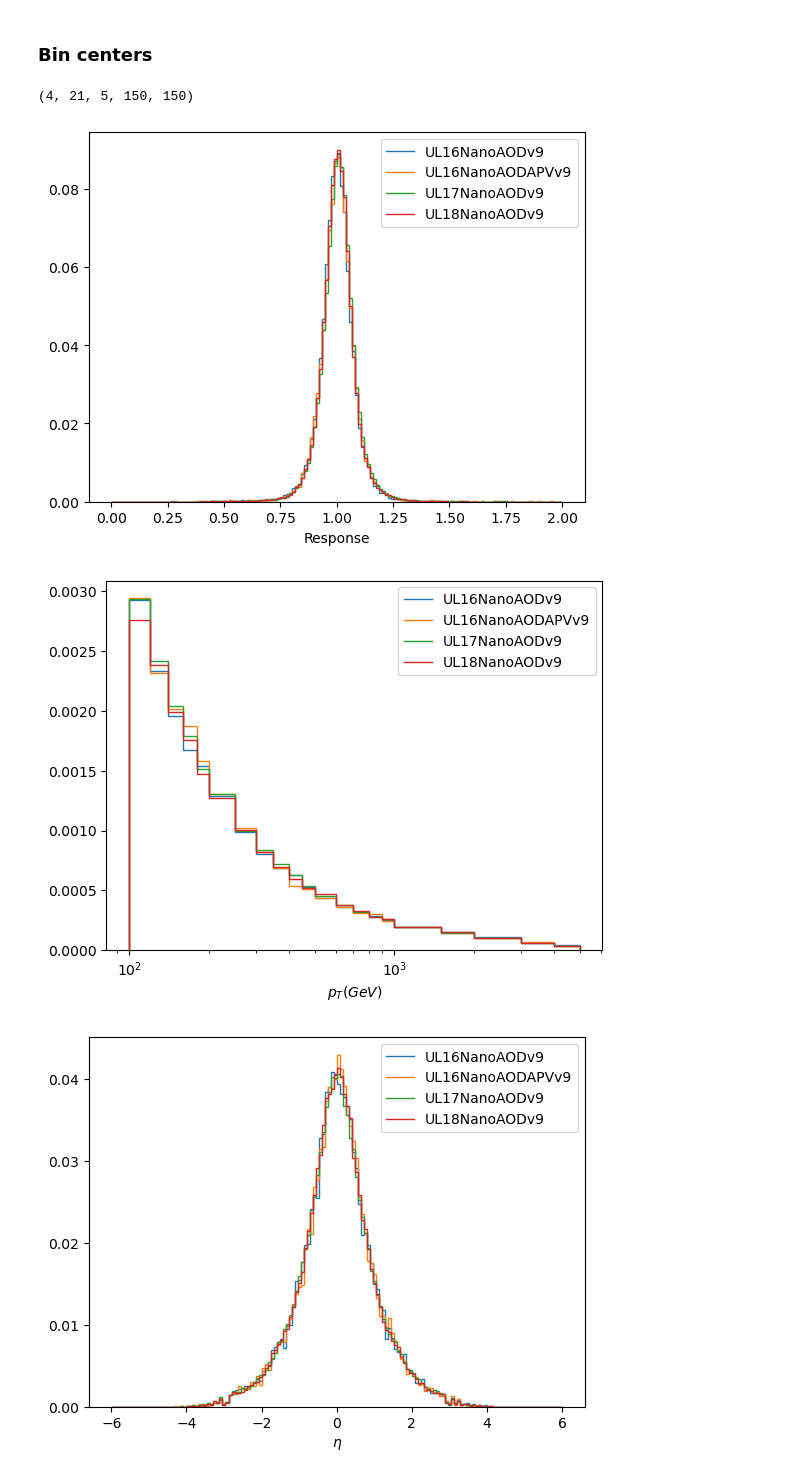
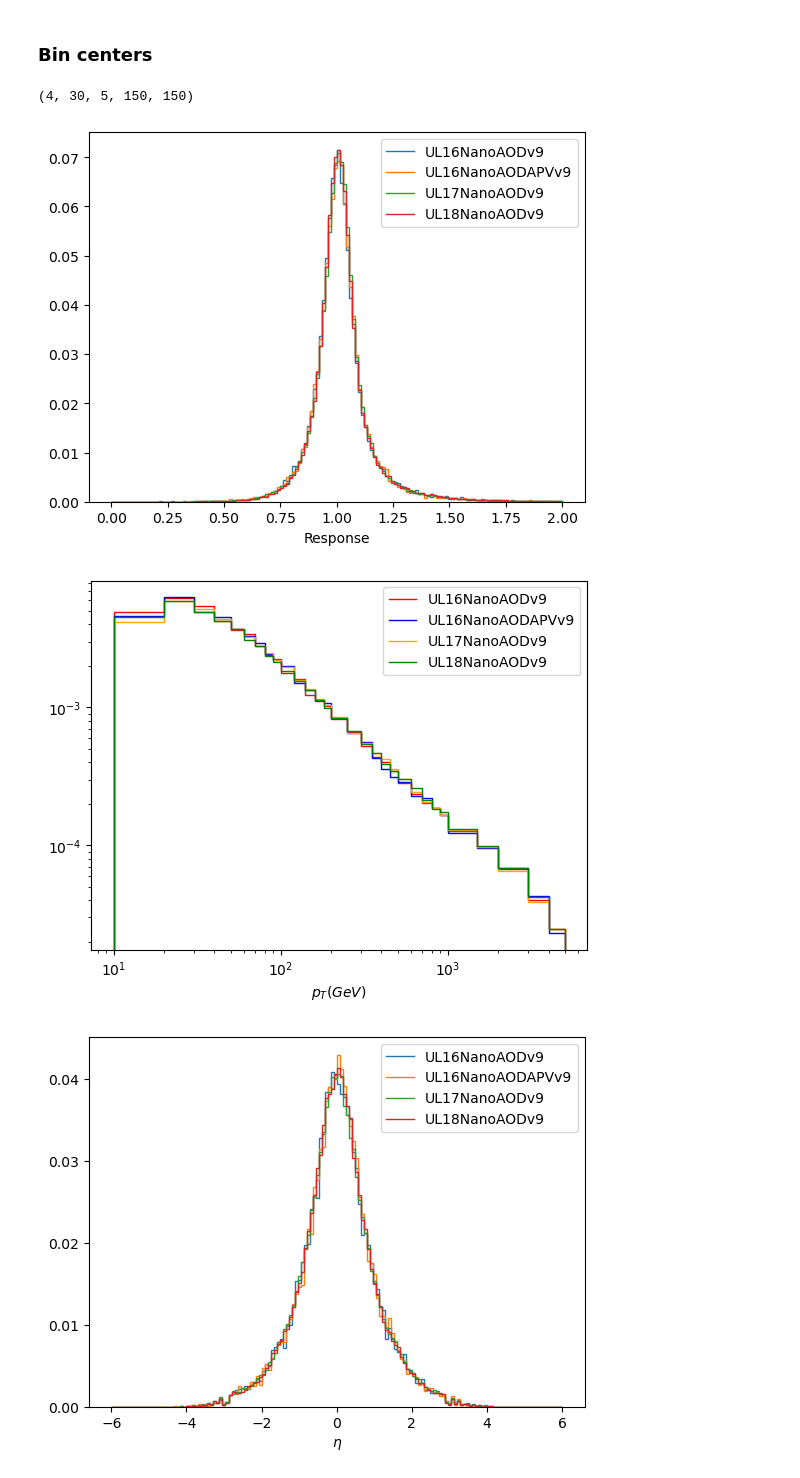
Before and after one commit to mandalaritra1/QCDanalysis, a Jupyter notebook: qcd_processor.ipynb, the cells around one changed output. Drawn from its saved outputs; the diff is of its cells as text; code cells hidden in the pictures.

Commit message:
better plots

```diff
--- a/qcd_processor.ipynb
+++ b/qcd_processor.ipynb
@@ -24,7 +24,7 @@ class QCDProcessor(processor.ProcessorABC):
         frac_axis = hist.axis.Regular(150, 0, 2.0, name="frac", label=r"Fraction")
         ptgen_axis = hist.axis.Variable([200,260,350,460,550,650,760,13000], name="ptgen", label=r"p_{T,RECO} (GeV)")
         n_axis = hist.axis.Regular(5, 0, 5, name="n", label=r"Number")
-        pt_axis = hist.axis.Variable([
+        pt_axis = hist.axis.Variable([10,20,30,40,50,60,70,80,90,
                                      100,120,140,160,180,
                                      200,250,300,350,400,450,500,
                                      600,700,800,900,1000,
@@ -201,7 +201,7 @@ hist_np = hist.values()
 
 hist_np.shape
 # %% [output]
-(4, 21, 5, 150, 150)
+(4, 30, 5, 150, 150)
 # %%
 hist_frac = np.sum(hist_np, axis = (1,2,4))
 # %%
@@ -210,16 +210,18 @@ for i in range(4):
     plt.xlabel("Response")
     plt.legend()
 # %% [output]
-[figure, old version]
+[figure, new version]
 # %%
 hist_pt = np.sum(hist_np, axis = (2,3,4))
+colors = ['red', 'blue', 'orange' , 'green']
 for i in range(4):
-    plt.stairs( hist_pt[i]/(np.sum(hist_pt[i])* hist.axes[1].widths),pt_bins,  label = eras_mc[i])
+    plt.stairs( hist_pt[i]/(np.sum(hist_pt[i])* hist.axes[1].widths),pt_bins,  label = eras_mc[i], color = colors[i])
     plt.xlabel(r"$p_T(GeV)$")
     plt.xscale("log")
+    plt.yscale("log")
     plt.legend()
 # %% [output]
-[figure, old version]
+[figure, new version]
 # %%
 hist_eta = np.sum(hist_np, axis = (1,2,3))
 for i in range(4):
```
Also changed, not shown: parts of 1 cell of this notebook, 1 other file.
